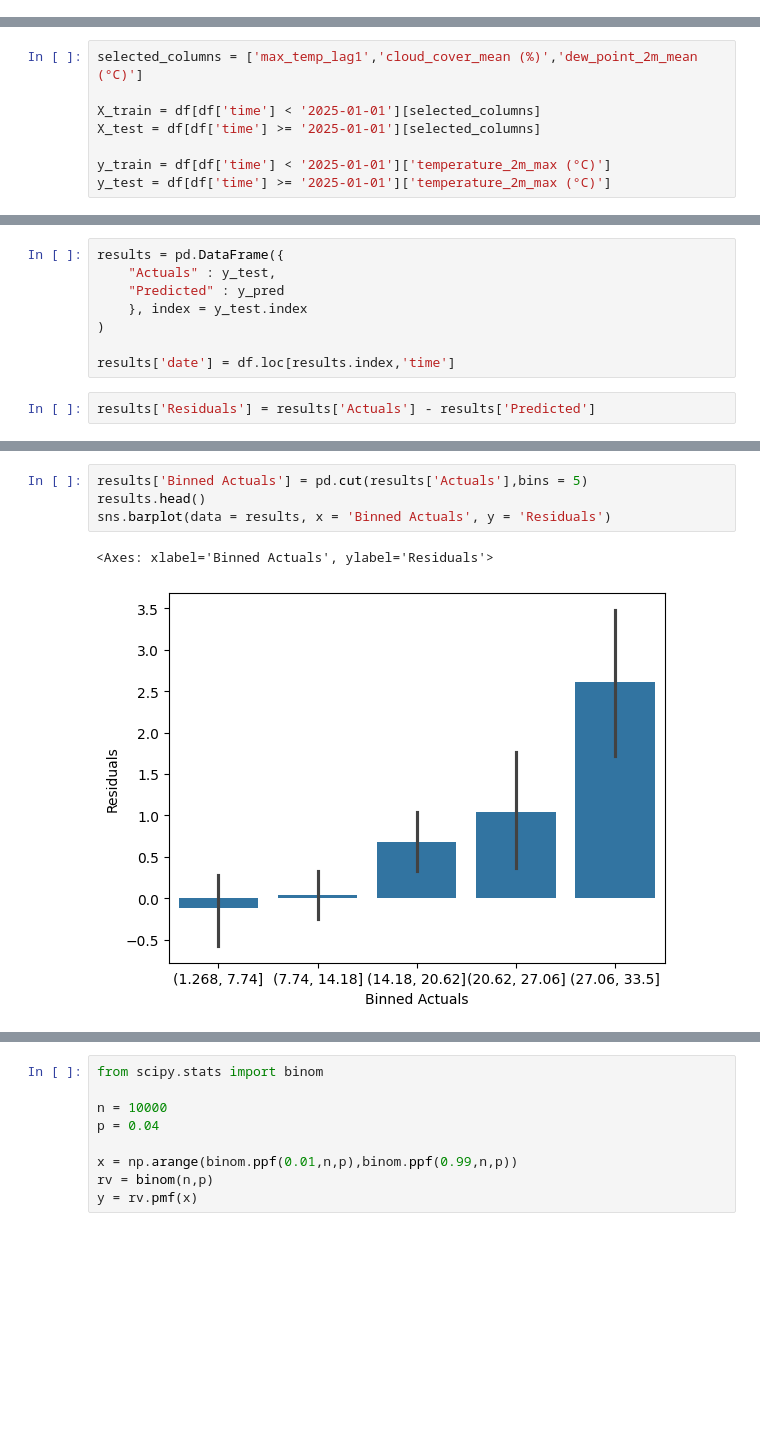
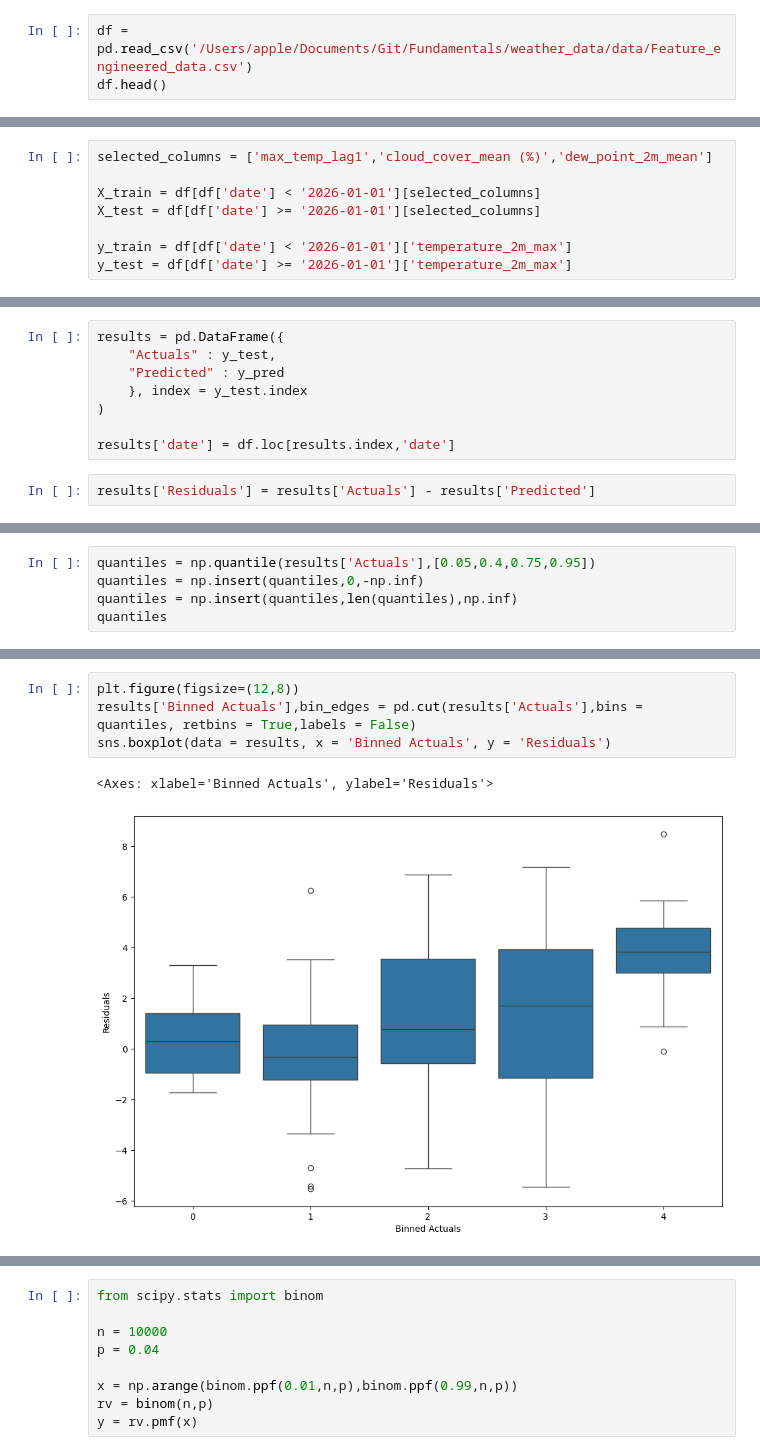
Before and after one commit to nitheshsrb/Fundamentals, a Jupyter notebook: weather.ipynb, the cells around one changed output, grey strips where cells are left out. Cells and saved outputs as stored; diff of their text form; blank space fills up the shorter version.

```diff
--- a/weather.ipynb
+++ b/weather.ipynb
@@ -210,3 +210,6 @@ Index(['time', 'temperature_2m_mean (°C)', 'temperature_2m_max (°C)',
        'soil_moisture_0_to_100cm_mean (m³/m³)', 'year', 'month', 'Year-Month',
        'max_temp_lag1', 'max_temp_lag1week', 'max_temp_lag52weeks'],
       dtype='str')
+# %%
+df = pd.read_csv('/Users/apple/Documents/Git/Fundamentals/weather_data/data/Feature_engineered_data.csv')
+df.head()
@@ -213,11 +223,11 @@ Index(['time', 'temperature_2m_mean (°C)', 'temperature_2m_max (°C)',
 # %%
-selected_columns = ['max_temp_lag1','cloud_cover_mean (%)','dew_point_2m_mean (°C)']
+selected_columns = ['max_temp_lag1','cloud_cover_mean (%)','dew_point_2m_mean']
 
-X_train = df[df['time'] < '2025-01-01'][selected_columns]
-X_test = df[df['time'] >= '2025-01-01'][selected_columns]
+X_train = df[df['date'] < '2026-01-01'][selected_columns]
+X_test = df[df['date'] >= '2026-01-01'][selected_columns]
 
-y_train = df[df['time'] < '2025-01-01']['temperature_2m_max (°C)']
-y_test = df[df['time'] >= '2025-01-01']['temperature_2m_max (°C)']
+y_train = df[df['date'] < '2026-01-01']['temperature_2m_max']
+y_test = df[df['date'] >= '2026-01-01']['temperature_2m_max']
 # %%
 X_train.head()
 # %% [output]
@@ -258,7 +268,7 @@ results = pd.DataFrame({
     }, index = y_test.index
 )
 
-results['date'] = df.loc[results.index,'time']
+results['date'] = df.loc[results.index,'date']
 # %%
 results['Residuals'] = results['Actuals'] - results['Predicted']
 # %%
@@ -308,0 +333,5 @@ KstestResult(statistic=0.03187584242794658, pvalue=0.6943462782677605, statistic
+# %%
+quantiles = np.quantile(results['Actuals'],[0.05,0.4,0.75,0.95])
+quantiles = np.insert(quantiles,0,-np.inf)
+quantiles = np.insert(quantiles,len(quantiles),np.inf)
+quantiles
@@ -309,7 +356,7 @@ KstestResult(statistic=0.03187584242794658, pvalue=0.6943462782677605, statistic
 # %%
-results['Binned Actuals'] = pd.cut(results['Actuals'],bins = 5)
-results.head()
-sns.barplot(data = results, x = 'Binned Actuals', y = 'Residuals')
+plt.figure(figsize=(12,8))
+results['Binned Actuals'],bin_edges = pd.cut(results['Actuals'],bins = quantiles, retbins = True,labels = False)
+sns.boxplot(data = results, x = 'Binned Actuals', y = 'Residuals')
 # %% [output]
 <Axes: xlabel='Binned Actuals', ylabel='Residuals'>
-[figure, old version]
+[figure, new version]
```
Also changed, not shown: parts of 36 cells of this notebook, 11 other files.
